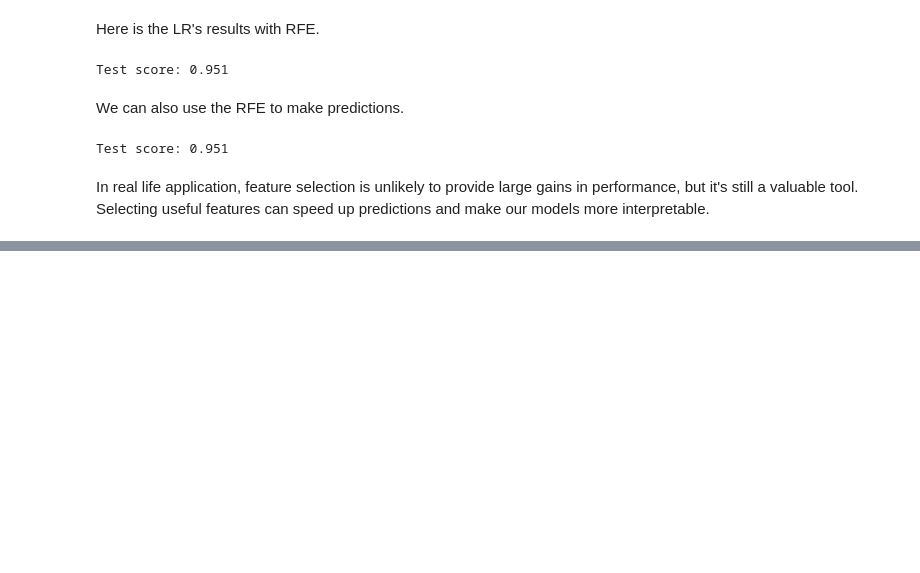
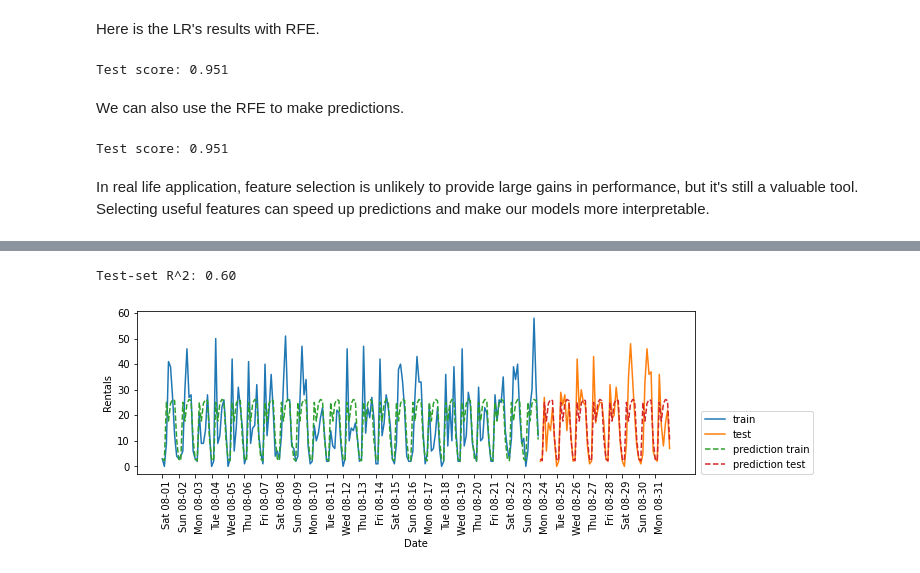
Before and after one commit to provezano/ML_Intro_Notebooks, a Jupyter notebook: cap4.2 - Automatic Feature Selection.ipynb, the cells around one changed output, grey strips where cells are left out. Cells and saved outputs as stored; diff of their text form; code cells hidden in the pictures; blank space fills up the shorter version.

```diff
--- a/cap4.2 - Automatic Feature Selection.ipynb
+++ b/cap4.2 - Automatic Feature Selection.ipynb
@@ -176,0 +246,6 @@ In real life application, feature selection is unlikely to provide large gains i
+# %%
+X_hour = np.array(citibike.index.hour).reshape(-1, 1)
+eval_on_features(X_hour, y, regressor)
+# %% [output]
+Test-set R^2: 0.60
+[figure, added]
```
Also changed, not shown: parts of 14 cells of this notebook.
